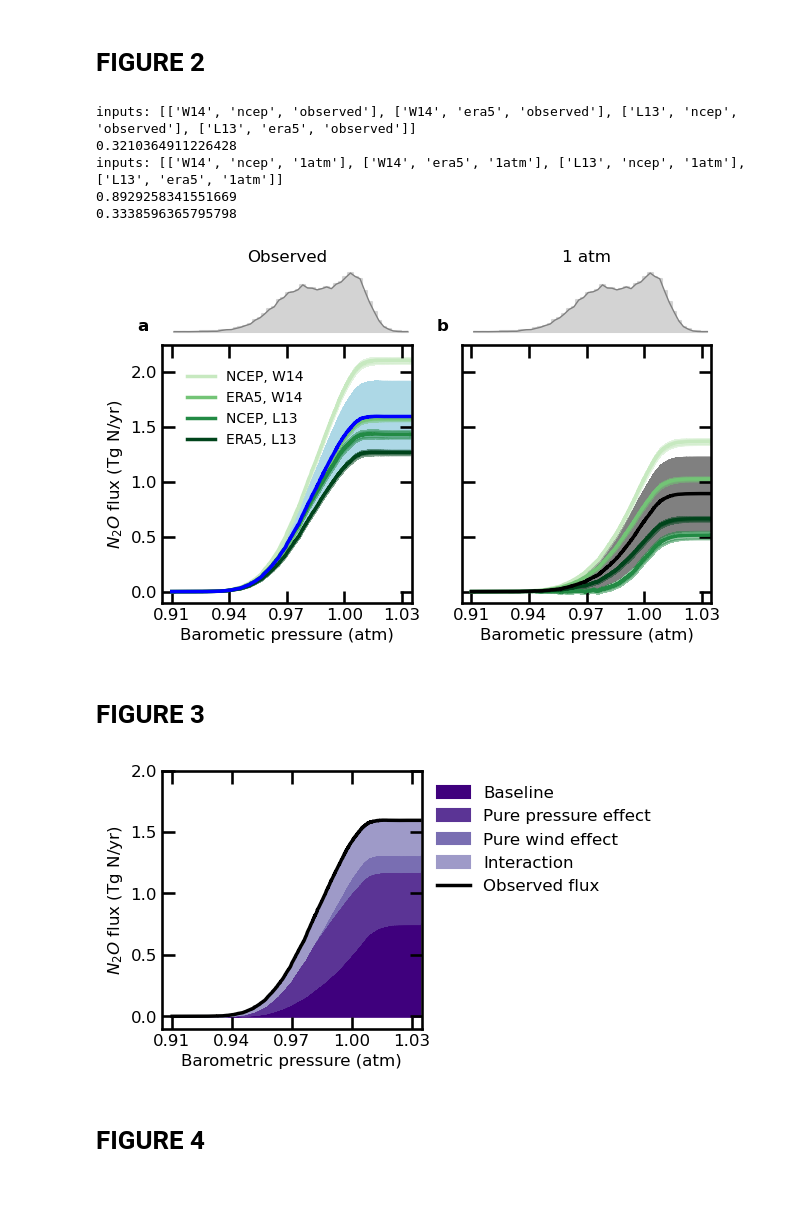
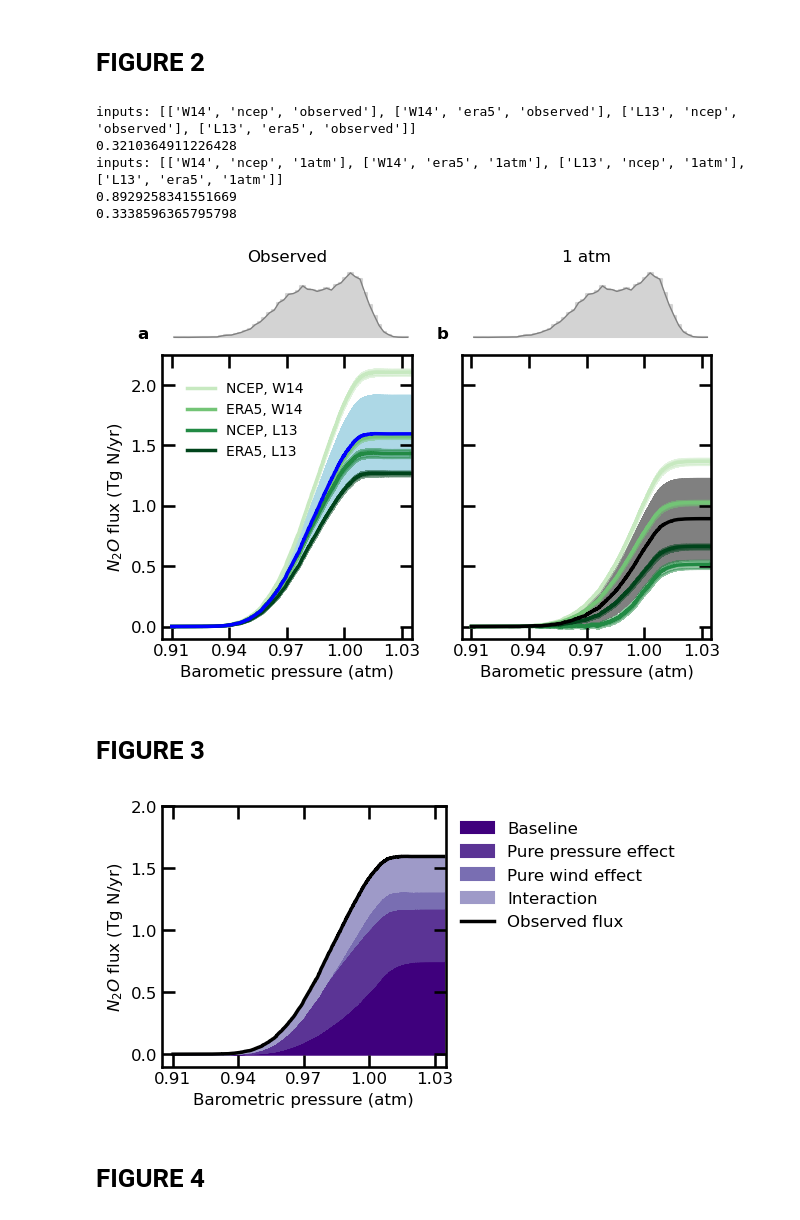
Before and after one commit to ckelly314/ml-argo-n2o, a Jupyter notebook: main_text_figures.ipynb, the cells around one changed output. Drawn from its saved outputs; the diff is of its cells as text; code cells hidden in the pictures; blank space fills up the shorter version.

```diff
--- a/main_text_figures.ipynb
+++ b/main_text_figures.ipynb
@@ -183,7 +183,10 @@ plt.show()
 # %%
 outputpath = 'datasets'
 
-fig, axes = plt.subplots(1,2, figsize = (7.09, 3.35), sharey=True)
+fig, axes = plt.subplots(1,2, figsize = (7.09, 4.73), sharey=True)
+
+# Adjust BEFORE creating insets
+plt.subplots_adjust(top=0.75, bottom=0.15)
 
 ax = axes[0]
 data_sorted = pd.read_csv("datasets/fig2a.csv")
@@ -347,35 +350,35 @@ inset_ax = fig.add_axes([ax.get_position().x0,        # same x start
                          ax.get_position().y1 + 0.03, # just above main axis
                          ax.get_position().width,     # same width
                          inset_height * ax.get_position().height])  # scale height
 
 # Plot histogram
 hist_counts, bin_edges = np.histogram(mslarray, bins=50)
 bin_centers = (bin_edges[:-1] + bin_edges[1:]) / 2
 
 # Plot as a filled area for the "mountain range" look
 inset_ax.fill_between(bin_centers, 0, hist_counts, color="lightgray", step="mid")
 inset_ax.plot(bin_centers, hist_counts, color="gray", lw=1)
 
 # Remove y-axis labels/ticks and match x-axis
 inset_ax.set_xticks([])
 inset_ax.set_yticks([])
 inset_ax.set_xlim(ax.get_xlim())
 inset_ax.spines["top"].set_visible(False)
 inset_ax.spines["right"].set_visible(False)
 inset_ax.spines["left"].set_visible(False)
 inset_ax.spines["bottom"].set_visible(False)
 inset_ax.set_title('1 atm', fontsize = 12)
 
-plt.savefig("figures/figure2.pdf", bbox_inches = "tight")
+plt.savefig("figures/figure2.pdf")#, bbox_inches = "tight")
 
 plt.show()
 # %% [output]
 inputs: [['W14', 'ncep', 'observed'], ['W14', 'era5', 'observed'], ['L13', 'ncep', 'observed'], ['L13', 'era5', 'observed']]
 0.3210364911226428
 inputs: [['W14', 'ncep', '1atm'], ['W14', 'era5', '1atm'], ['L13', 'ncep', '1atm'], ['L13', 'era5', '1atm']]
 0.8929258341551669
 0.3338596365795798
-[figure, old version]
+[figure, new version]
 # %% [markdown]
 # FIGURE 3
 # %%
@@ -390,7 +393,9 @@ interaction_continuous = data_sorted.Ft_cumulativeobserved - data_sorted.Ft_cumu
 cmap = plt.get_cmap('Purples')
 colors = cmap(np.linspace(0.5, 1.0, len(conditions)))
 
-fig, ax = plt.subplots(1,1, figsize = (3.35, 3.35))
+fig, ax = plt.subplots(1,1, figsize = (7.09, 3.47))
+plt.subplots_adjust(top=0.9, bottom=0.15, left=0.1, right=0.5)
+
 ax.fill_between(mslarray,
                 0, data_sorted.Ft_cumulativebaseline,
 color = colors[3],
@@ -422,11 +427,11 @@ ax.set_xticks(np.linspace(0.91, 1.03, 5))
 ax.tick_params(direction="in", top = True, right = True, labelsize=12)
 #ax.set_title(windproduct)
 
-plt.savefig("figures/figure3.pdf", bbox_inches = "tight")
+plt.savefig("figures/figure3.pdf")#, bbox_inches = "tight")
 
 plt.show()
 # %% [output]
-[figure, old version]
+[figure, new version]
 # %% [markdown]
 # FIGURE 4
 # %%
```
Also changed, not shown: parts of 3 cells of this notebook.
